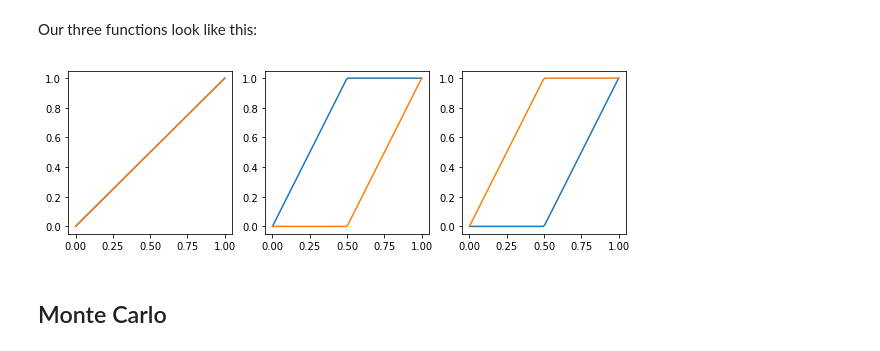
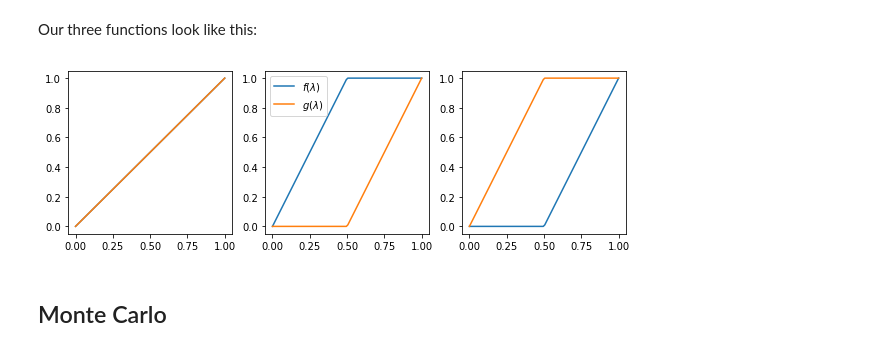
Before and after one commit to jlmaccal/decomp_notebooks, a Jupyter notebook: double_harmonic.ipynb, the cells around one changed output. Drawn from its saved outputs; the diff is of its cells as text; code cells hidden in the pictures.

```diff
--- a/double_harmonic.ipynb
+++ b/double_harmonic.ipynb
@@ -80,17 +80,18 @@ Our three functions look like this:
 # %%
 lambdas = np.linspace(0, 1, 100)
 pp.figure(figsize=(10, 3))
 pp.subplot(1, 3, 1)
 pp.plot(lambdas, [f1(lam)[0] for lam in lambdas])
 pp.plot(lambdas, [g1(lam)[0] for lam in lambdas])
 pp.subplot(1, 3, 2)
-pp.plot(lambdas, [f2(lam)[0] for lam in lambdas])
-pp.plot(lambdas, [g2(lam)[0] for lam in lambdas])
+pp.plot(lambdas, [f2(lam)[0] for lam in lambdas], label=r'$f(\lambda)$')
+pp.plot(lambdas, [g2(lam)[0] for lam in lambdas], label=r'$g(\lambda)$')
+pp.legend()
 pp.subplot(1, 3, 3)
 pp.plot(lambdas, [f3(lam)[0] for lam in lambdas])
 pp.plot(lambdas, [g3(lam)[0] for lam in lambdas]);
 # %% [output]
-[figure, old version]
+[figure, new version]
 # %% [markdown]
 ## Monte Carlo
 # %%
```
Also changed, not shown: parts of 13 cells of this notebook.
